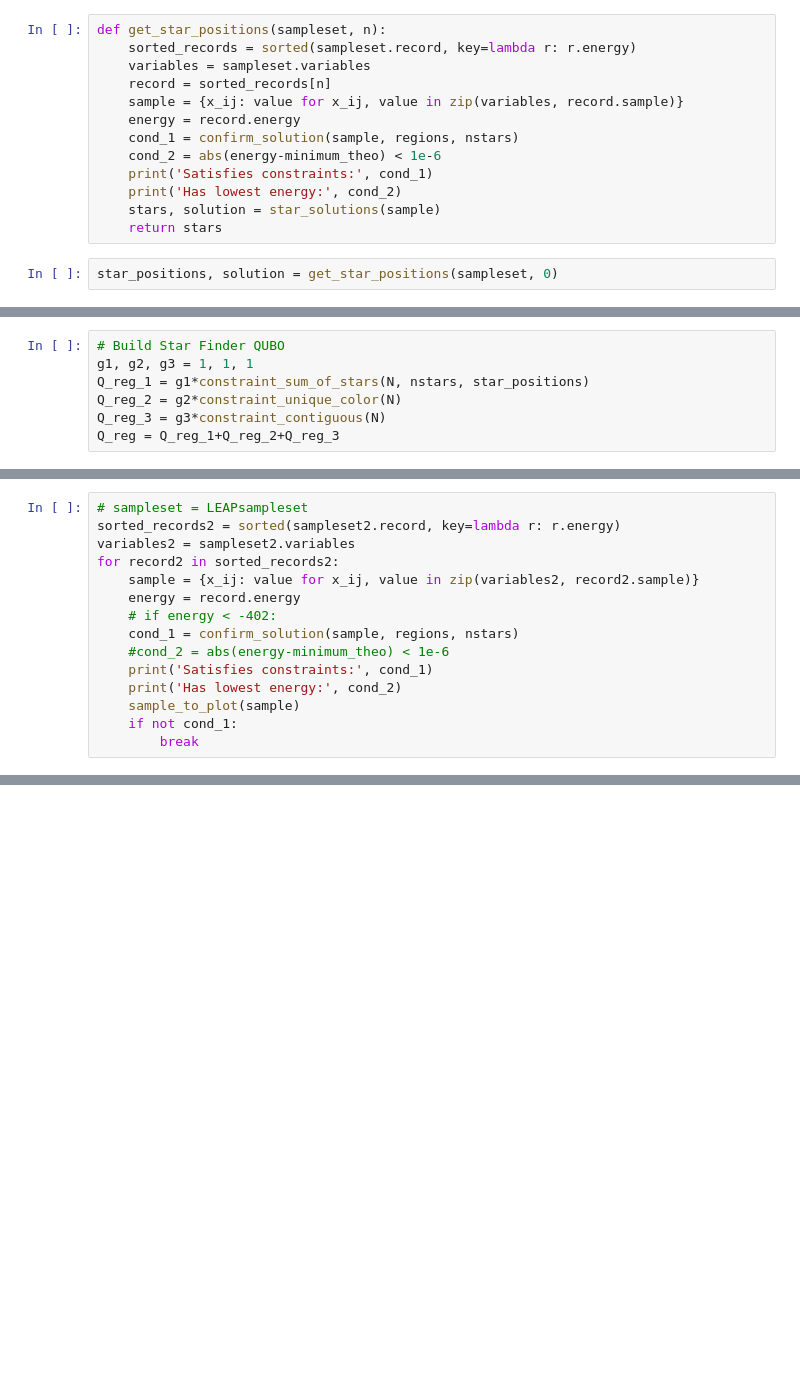
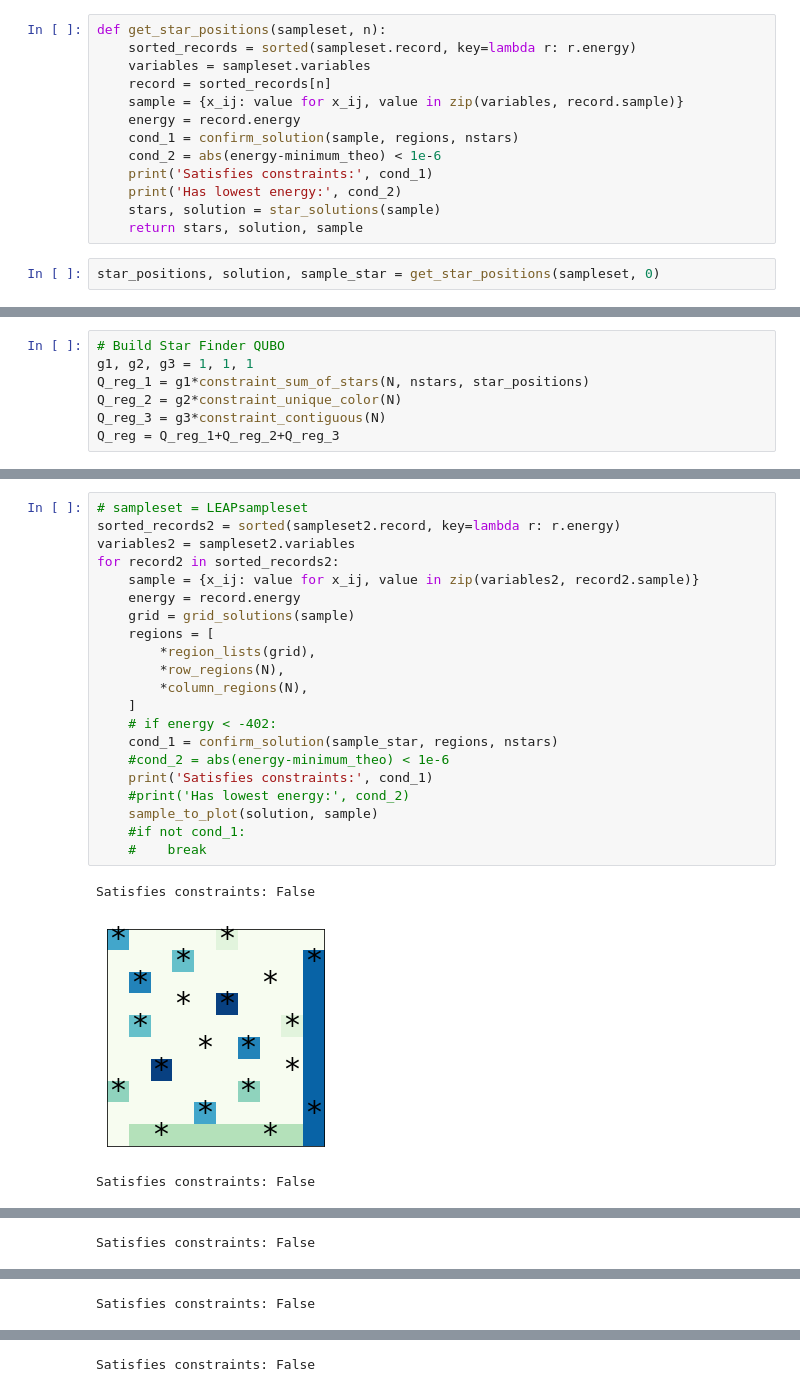
Before and after one commit to iQuHACK/2021_patoLogic, a Jupyter notebook: notebooks/generate_problem.ipynb, the cells around one changed output, grey strips where cells are left out. Cells and saved outputs as stored; diff of their text form; blank space fills up the shorter version.

```diff
--- a/notebooks/generate_problem.ipynb
+++ b/notebooks/generate_problem.ipynb
@@ -363,9 +364,9 @@ def get_star_positions(sampleset, n):
     print('Satisfies constraints:', cond_1)
     print('Has lowest energy:', cond_2)
     stars, solution = star_solutions(sample)
-    return stars
+    return stars, solution, sample
 # %%
-star_positions, solution = get_star_positions(sampleset, 0)
+star_positions, solution, sample_star = get_star_positions(sampleset, 0)
 # %% [output]
 Satisfies constraints: True
 Has lowest energy: True
@@ -404,15 +405,25 @@ Theory: -30
 # %%
 # sampleset = LEAPsampleset
 sorted_records2 = sorted(sampleset2.record, key=lambda r: r.energy)
 variables2 = sampleset2.variables
 for record2 in sorted_records2:
     sample = {x_ij: value for x_ij, value in zip(variables2, record2.sample)}
     energy = record.energy
+    grid = grid_solutions(sample)
+    regions = [
+        *region_lists(grid),
+        *row_regions(N),
+        *column_regions(N),
+    ]
     # if energy < -402:
-    cond_1 = confirm_solution(sample, regions, nstars)
+    cond_1 = confirm_solution(sample_star, regions, nstars)
     #cond_2 = abs(energy-minimum_theo) < 1e-6
     print('Satisfies constraints:', cond_1)
-    print('Has lowest energy:', cond_2)
-    sample_to_plot(sample)
-    if not cond_1:
-        break
+    #print('Has lowest energy:', cond_2)
+    sample_to_plot(solution, sample)
+    #if not cond_1:
+    #    break
+# %% [output]
+Satisfies constraints: False
+[figure, added]
+Satisfies constraints: False
@@ -418,0 +431 @@ for record2 in sorted_records2:
+Satisfies constraints: False
@@ -418,0 +433 @@ for record2 in sorted_records2:
+Satisfies constraints: False
@@ -418,0 +435 @@ for record2 in sorted_records2:
+Satisfies constraints: False
```
Also changed, not shown: parts of 6 cells of this notebook.
